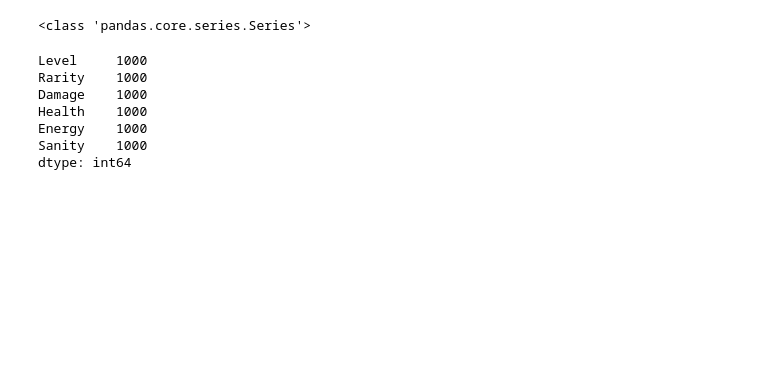
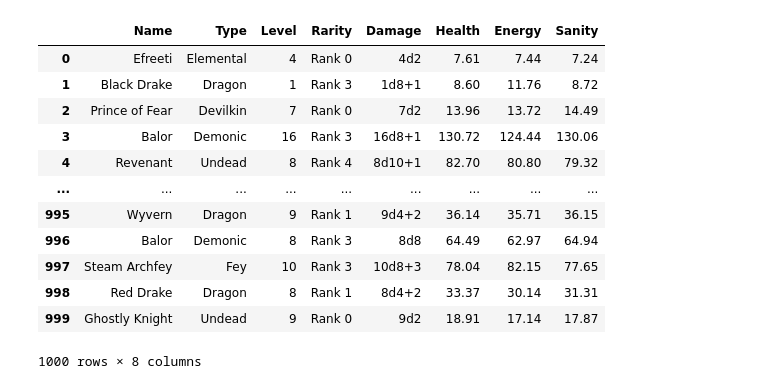
Before and after one commit to 422christopher/BandersnatchStarter, a Jupyter notebook: app/test.ipynb, the cells around one changed output. Cells and saved outputs as stored; diff of their text form; code cells hidden in the pictures; blank space fills up the shorter version.

```diff
--- a/app/test.ipynb
+++ b/app/test.ipynb
@@ -9,0 +9,2 @@ my_table.seed(1000)
+# %%
+my_data = Database("Training Table")
@@ -10,5 +16,2 @@ my_table.seed(1000)
 # %%
-df = my_table.dataframe()
+df = my_data.dataframe()
-# %%
-df = df[["Level", "Rarity", "Damage", "Health", "Energy", "Sanity"]]
-df
@@ -33,14 +18,16 @@ graph.chart(df, 'Level', 'Energy', 'Rarity')
-# %%
-print(type(df.Level))
-# %% [output]
-<class 'pandas.core.series.Series'>
 # %%
-df.count()
+df
 # %% [output]
+|  | Name | Type | Level | Rarity | Damage | Health | Energy | Sanity |
+| 0 | Efreeti | Elemental | 4 | Rank 0 | 4d2 | 7.61 | 7.44 | 7.24 |
+| 1 | Black Drake | Dragon | 1 | Rank 3 | 1d8+1 | 8.60 | 11.76 | 8.72 |
+| 2 | Prince of Fear | Devilkin | 7 | Rank 0 | 7d2 | 13.96 | 13.72 | 14.49 |
+| 3 | Balor | Demonic | 16 | Rank 3 | 16d8+1 | 130.72 | 124.44 | 130.06 |
+| 4 | Revenant | Undead | 8 | Rank 4 | 8d10+1 | 82.70 | 80.80 | 79.32 |
+| ... | ... | ... | ... | ... | ... | ... | ... | ... |
+| 995 | Wyvern | Dragon | 9 | Rank 1 | 9d4+2 | 36.14 | 35.71 | 36.15 |
+| 996 | Balor | Demonic | 8 | Rank 3 | 8d8 | 64.49 | 62.97 | 64.94 |
+| 997 | Steam Archfey | Fey | 10 | Rank 3 | 10d8+3 | 78.04 | 82.15 | 77.65 |
+| 998 | Red Drake | Dragon | 8 | Rank 1 | 8d4+2 | 33.37 | 30.14 | 31.31 |
+| 999 | Ghostly Knight | Undead | 9 | Rank 0 | 9d2 | 18.91 | 17.14 | 17.87 |
-Level     1000
-Rarity    1000
-Damage    1000
-Health    1000
-Energy    1000
-Sanity    1000
-dtype: int64
+1000 rows × 8 columns
```
Also changed, not shown: parts of 22 cells of this notebook, 3 other files.
